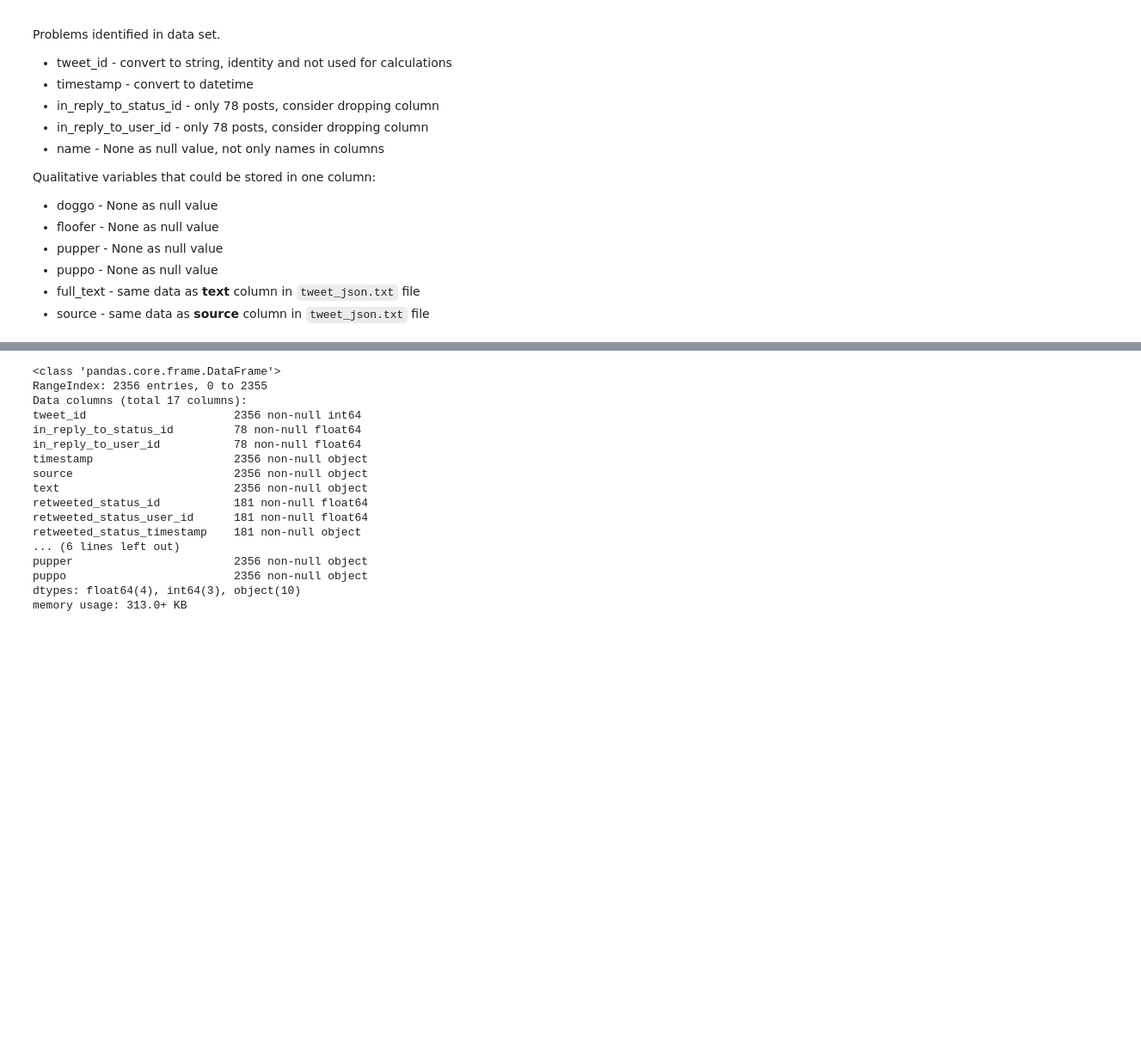
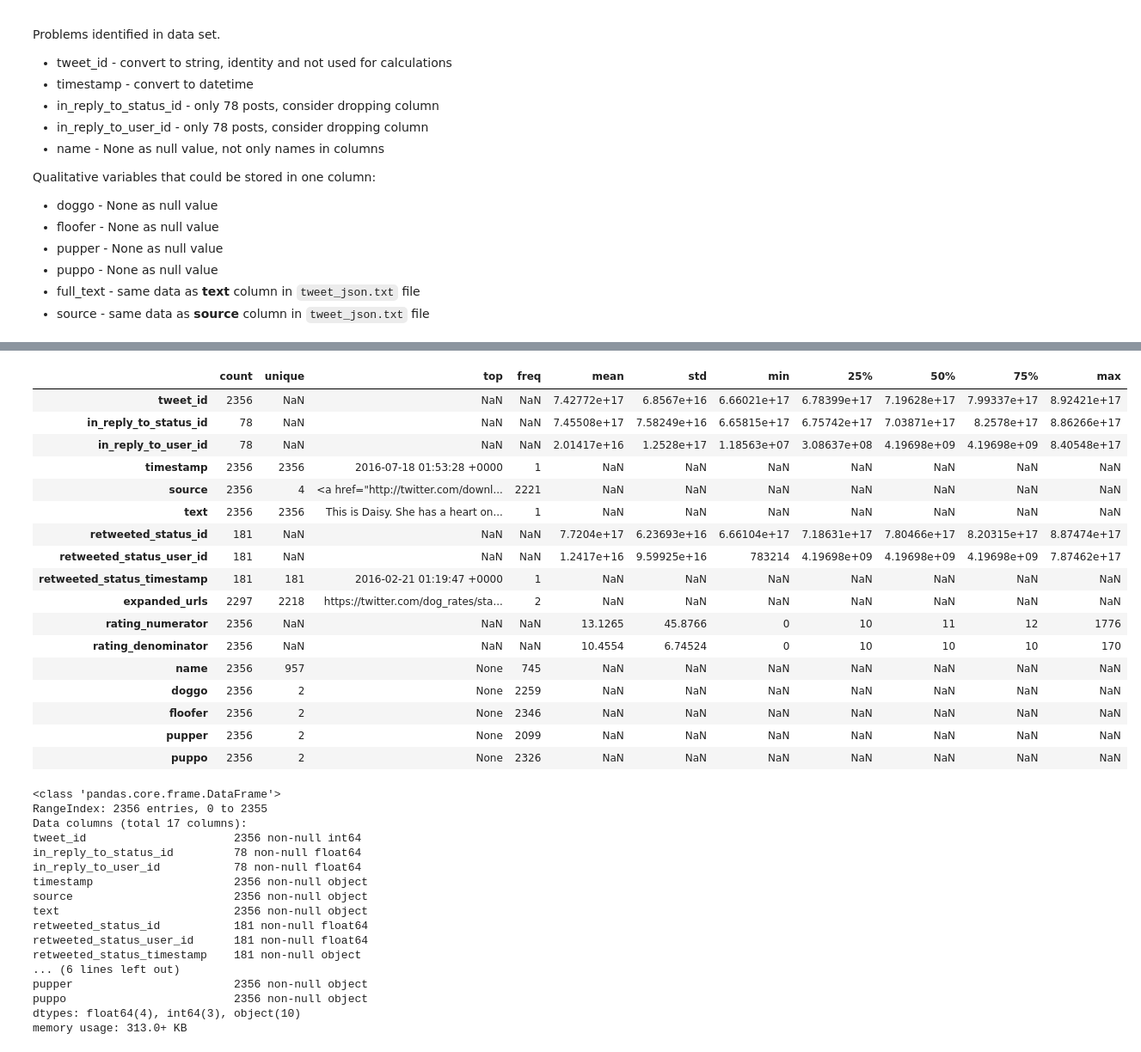
Before and after one commit to marcusholmgren/wrangle-weratedogs, a Jupyter notebook: wrangle_act.ipynb, the cells around one changed output, grey strips where cells are left out. Shown: that part at 86% size. Cells and saved outputs as stored; diff of their text form; code cells hidden in the pictures; blank space fills up the shorter version.

Commit message:
feat: EDA cleanup
Use head(n=3).transponse() to show wide DataFrames
Use describe(include='all') to get summary overview of DataFrame content.

```diff
--- a/wrangle_act.ipynb
+++ b/wrangle_act.ipynb
@@ -195,3 +198,24 @@ twitter_df.iloc[:5, 7:]
+# %%
+twitter_df.describe(include='all').transpose()
+# %% [output]
+|  | count | unique | top | freq | mean | std | min | 25% | 50% | 75% | max |
+| tweet_id | 2356 | NaN | NaN | NaN | 7.42772e+17 | 6.8567e+16 | 6.66021e+17 | 6.78399e+17 | 7.19628e+17 | 7.99337e+17 | 8.92421e+17 |
+| in_reply_to_status_id | 78 | NaN | NaN | NaN | 7.45508e+17 | 7.58249e+16 | 6.65815e+17 | 6.75742e+17 | 7.03871e+17 | 8.2578e+17 | 8.86266e+17 |
+| in_reply_to_user_id | 78 | NaN | NaN | NaN | 2.01417e+16 | 1.2528e+17 | 1.18563e+07 | 3.08637e+08 | 4.19698e+09 | 4.19698e+09 | 8.40548e+17 |
+| timestamp | 2356 | 2356 | 2016-07-18 01:53:28 +0000 | 1 | NaN | NaN | NaN | NaN | NaN | NaN | NaN |
+| source | 2356 | 4 | <a href="http://twitter.com/downl... | 2221 | NaN | NaN | NaN | NaN | NaN | NaN | NaN |
+| text | 2356 | 2356 | This is Daisy. She has a heart on... | 1 | NaN | NaN | NaN | NaN | NaN | NaN | NaN |
+| retweeted_status_id | 181 | NaN | NaN | NaN | 7.7204e+17 | 6.23693e+16 | 6.66104e+17 | 7.18631e+17 | 7.80466e+17 | 8.20315e+17 | 8.87474e+17 |
+| retweeted_status_user_id | 181 | NaN | NaN | NaN | 1.2417e+16 | 9.59925e+16 | 783214 | 4.19698e+09 | 4.19698e+09 | 4.19698e+09 | 7.87462e+17 |
+| retweeted_status_timestamp | 181 | 181 | 2016-02-21 01:19:47 +0000 | 1 | NaN | NaN | NaN | NaN | NaN | NaN | NaN |
+| expanded_urls | 2297 | 2218 | https://twitter.com/dog_rates/sta... | 2 | NaN | NaN | NaN | NaN | NaN | NaN | NaN |
+| rating_numerator | 2356 | NaN | NaN | NaN | 13.1265 | 45.8766 | 0 | 10 | 11 | 12 | 1776 |
+| rating_denominator | 2356 | NaN | NaN | NaN | 10.4554 | 6.74524 | 0 | 10 | 10 | 10 | 170 |
+| name | 2356 | 957 | None | 745 | NaN | NaN | NaN | NaN | NaN | NaN | NaN |
+| doggo | 2356 | 2 | None | 2259 | NaN | NaN | NaN | NaN | NaN | NaN | NaN |
+| floofer | 2356 | 2 | None | 2346 | NaN | NaN | NaN | NaN | NaN | NaN | NaN |
+| pupper | 2356 | 2 | None | 2099 | NaN | NaN | NaN | NaN | NaN | NaN | NaN |
+| puppo | 2356 | 2 | None | 2326 | NaN | NaN | NaN | NaN | NaN | NaN | NaN |
 # %%
 twitter_df.info()
 # %% [output]
```
Also changed, not shown: parts of 16 cells of this notebook.
